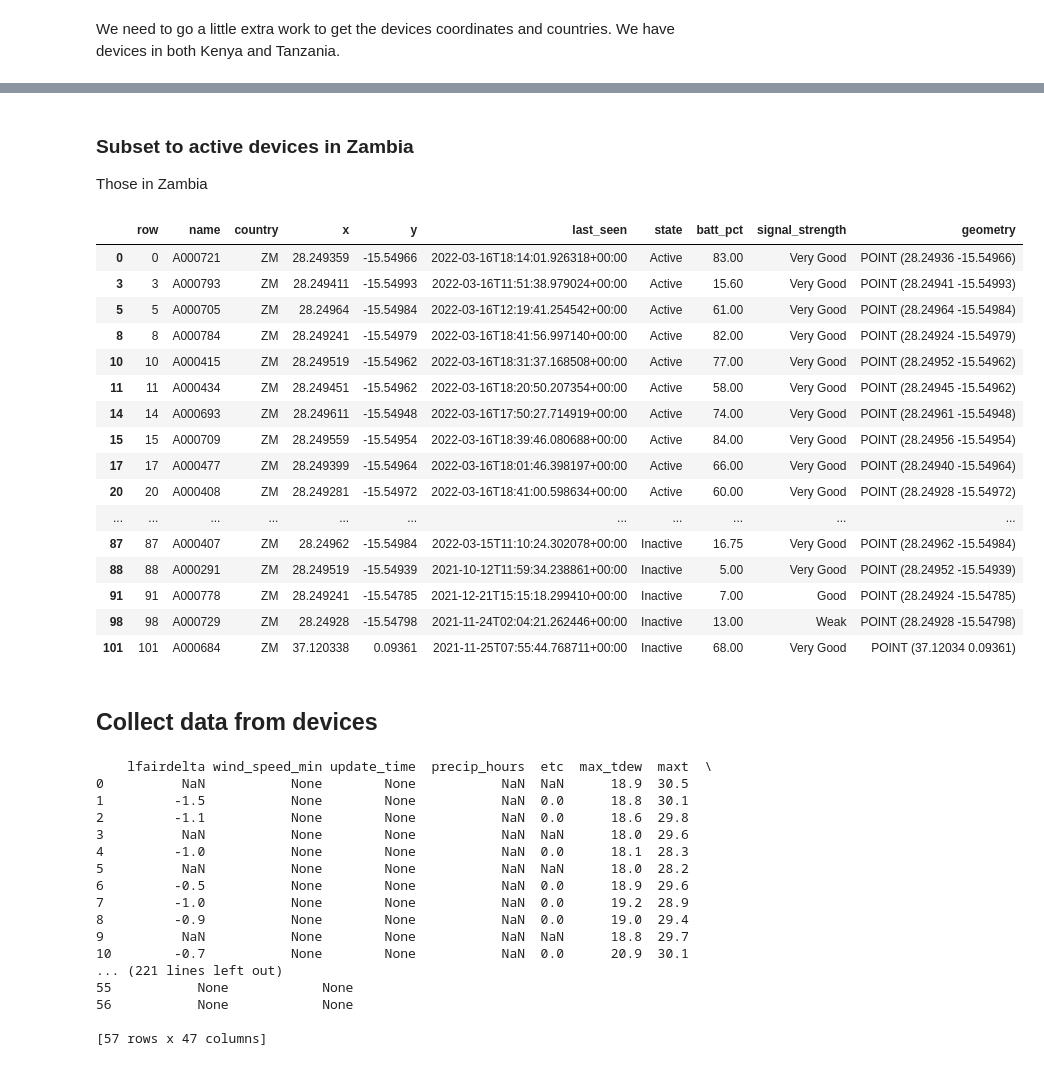
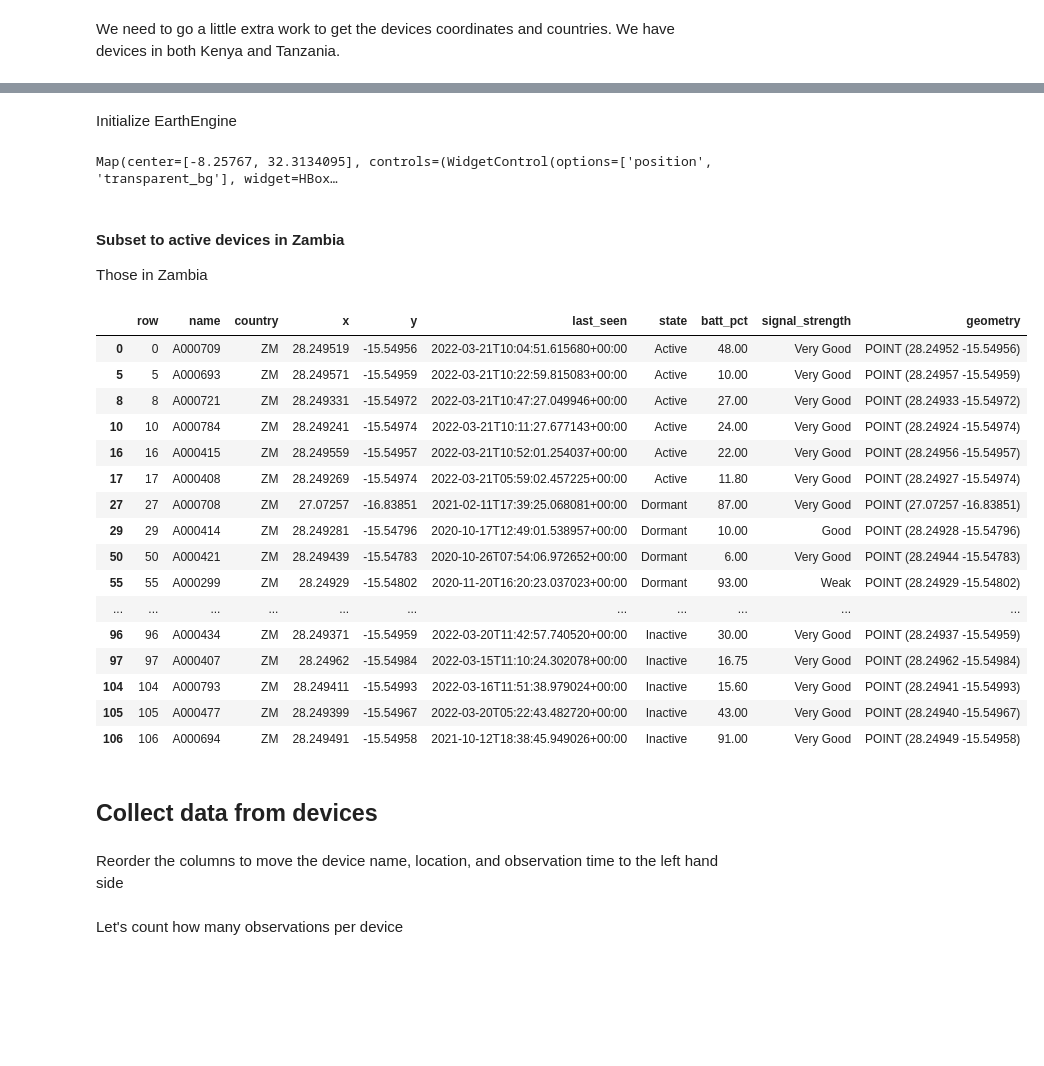
Before and after one commit to agroimpacts/nmeo, a Jupyter notebook: materials/code/notebooks/arable_query.ipynb, the cells around one changed output, grey strips where cells are left out. Drawn from its saved outputs; the diff is of its cells as text; code cells hidden in the pictures; blank space fills up the shorter version.

```diff
--- a/materials/code/notebooks/arable_query.ipynb
+++ b/materials/code/notebooks/arable_query.ipynb
@@ -98,4 +105,4 @@ devices = devices[devices['country'] != 'US']
 
 devices_gdf = gpd.GeoDataFrame(
     devices, geometry=gpd.points_from_xy(devices['x'], devices['y'])
-)
+).set_crs(4326, allow_override=True)
@@ -101,0 +119,2 @@ devices_gdf = gpd.GeoDataFrame(
+# %% [markdown]
+Initialize EarthEngine
@@ -102,54 +123,37 @@ devices_gdf = gpd.GeoDataFrame(
 # %%
-# ax = devices_gdf.plot(figsize=(10, 10))
-# cx.add_basemap(ax)
-# devices_gdf
-# devices[devices['country'] == "ZM"]
+devices_ee = geemap.geopandas_to_ee(devices_gdf)  # gpd to ee
+Map = geemap.Map(center=xy, zoom=5)
+Map.add_basemap('HYBRID')
+Map.addLayer(devices_ee, {'color': 'red'}, "Mark locations")
+Map
+# %% [output]
+Map(center=[-8.25767, 32.3134095], controls=(WidgetControl(options=['position', 'transparent_bg'], widget=HBox…
 # %% [markdown]
-### Subset to active devices in Zambia
+#### Subset to active devices in Zambia
 
 Those in Zambia
 # %%
-zam_devices = devices_gdf[(devices_gdf['country'] == "ZM")]
+zam_devices = devices_gdf[
+    (devices_gdf['country'] == "ZM") & (devices_gdf['y'] < 0)
+]
 zam_devices
 # %% [output]
 |  | row | name | country | x | y | last_seen | state | batt_pct | signal_strength | geometry |
-| 0 | 0 | A000721 | ZM | 28.249359 | -15.54966 | 2022-03-16T18:14:01.926318+00:00 | Active | 83.00 | Very Good | POINT (28.24936 -15.54966) |
-| 3 | 3 | A000793 | ZM | 28.249411 | -15.54993 | 2022-03-16T11:51:38.979024+00:00 | Active | 15.60 | Very Good | POINT (28.24941 -15.54993) |
-| 5 | 5 | A000705 | ZM | 28.24964 | -15.54984 | 2022-03-16T12:19:41.254542+00:00 | Active | 61.00 | Very Good | POINT (28.24964 -15.54984) |
-| 8 | 8 | A000784 | ZM | 28.249241 | -15.54979 | 2022-03-16T18:41:56.997140+00:00 | Active | 82.00 | Very Good | POINT (28.24924 -15.54979) |
-| 10 | 10 | A000415 | ZM | 28.249519 | -15.54962 | 2022-03-16T18:31:37.168508+00:00 | Active | 77.00 | Very Good | POINT (28.24952 -15.54962) |
-| 11 | 11 | A000434 | ZM | 28.249451 | -15.54962 | 2022-03-16T18:20:50.207354+00:00 | Active | 58.00 | Very Good | POINT (28.24945 -15.54962) |
-| 14 | 14 | A000693 | ZM | 28.249611 | -15.54948 | 2022-03-16T17:50:27.714919+00:00 | Active | 74.00 | Very Good | POINT (28.24961 -15.54948) |
-| 15 | 15 | A000709 | ZM | 28.249559 | -15.54954 | 2022-03-16T18:39:46.080688+00:00 | Active | 84.00 | Very Good | POINT (28.24956 -15.54954) |
-| 17 | 17 | A000477 | ZM | 28.249399 | -15.54964 | 2022-03-16T18:01:46.398197+00:00 | Active | 66.00 | Very Good | POINT (28.24940 -15.54964) |
-| 20 | 20 | A000408 | ZM | 28.249281 | -15.54972 | 2022-03-16T18:41:00.598634+00:00 | Active | 60.00 | Very Good | POINT (28.24928 -15.54972) |
+| 0 | 0 | A000709 | ZM | 28.249519 | -15.54956 | 2022-03-21T10:04:51.615680+00:00 | Active | 48.00 | Very Good | POINT (28.24952 -15.54956) |
+| 5 | 5 | A000693 | ZM | 28.249571 | -15.54959 | 2022-03-21T10:22:59.815083+00:00 | Active | 10.00 | Very Good | POINT (28.24957 -15.54959) |
+| 8 | 8 | A000721 | ZM | 28.249331 | -15.54972 | 2022-03-21T10:47:27.049946+00:00 | Active | 27.00 | Very Good | POINT (28.24933 -15.54972) |
+| 10 | 10 | A000784 | ZM | 28.249241 | -15.54974 | 2022-03-21T10:11:27.677143+00:00 | Active | 24.00 | Very Good | POINT (28.24924 -15.54974) |
+| 16 | 16 | A000415 | ZM | 28.249559 | -15.54957 | 2022-03-21T10:52:01.254037+00:00 | Active | 22.00 | Very Good | POINT (28.24956 -15.54957) |
+| 17 | 17 | A000408 | ZM | 28.249269 | -15.54974 | 2022-03-21T05:59:02.457225+00:00 | Active | 11.80 | Very Good | POINT (28.24927 -15.54974) |
+| 27 | 27 | A000708 | ZM | 27.07257 | -16.83851 | 2021-02-11T17:39:25.068081+00:00 | Dormant | 87.00 | Very Good | POINT (27.07257 -16.83851) |
+| 29 | 29 | A000414 | ZM | 28.249281 | -15.54796 | 2020-10-17T12:49:01.538957+00:00 | Dormant | 10.00 | Good | POINT (28.24928 -15.54796) |
+| 50 | 50 | A000421 | ZM | 28.249439 | -15.54783 | 2020-10-26T07:54:06.972652+00:00 | Dormant | 6.00 | Very Good | POINT (28.24944 -15.54783) |
+| 55 | 55 | A000299 | ZM | 28.24929 | -15.54802 | 2020-11-20T16:20:23.037023+00:00 | Dormant | 93.00 | Weak | POINT (28.24929 -15.54802) |
 | ... | ... | ... | ... | ... | ... | ... | ... | ... | ... | ... |
-| 87 | 87 | A000407 | ZM | 28.24962 | -15.54984 | 2022-03-15T11:10:24.302078+00:00 | Inactive | 16.75 | Very Good | POINT (28.24962 -15.54984) |
-| 88 | 88 | A000291 | ZM | 28.249519 | -15.54939 | 2021-10-12T11:59:34.238861+00:00 | Inactive | 5.00 | Very Good | POINT (28.24952 -15.54939) |
-| 91 | 91 | A000778 | ZM | 28.249241 | -15.54785 | 2021-12-21T15:15:18.299410+00:00 | Inactive | 7.00 | Good | POINT (28.24924 -15.54785) |
-| 98 | 98 | A000729 | ZM | 28.24928 | -15.54798 | 2021-11-24T02:04:21.262446+00:00 | Inactive | 13.00 | Weak | POINT (28.24928 -15.54798) |
-| 101 | 101 | A000684 | ZM | 37.120338 | 0.09361 | 2021-11-25T07:55:44.768711+00:00 | Inactive | 68.00 | Very Good | POINT (37.12034 0.09361) |
+| 96 | 96 | A000434 | ZM | 28.249371 | -15.54959 | 2022-03-20T11:42:57.740520+00:00 | Inactive | 30.00 | Very Good | POINT (28.24937 -15.54959) |
+| 97 | 97 | A000407 | ZM | 28.24962 | -15.54984 | 2022-03-15T11:10:24.302078+00:00 | Inactive | 16.75 | Very Good | POINT (28.24962 -15.54984) |
+| 104 | 104 | A000793 | ZM | 28.249411 | -15.54993 | 2022-03-16T11:51:38.979024+00:00 | Inactive | 15.60 | Very Good | POINT (28.24941 -15.54993) |
+| 105 | 105 | A000477 | ZM | 28.249399 | -15.54967 | 2022-03-20T05:22:43.482720+00:00 | Inactive | 43.00 | Very Good | POINT (28.24940 -15.54967) |
+| 106 | 106 | A000694 | ZM | 28.249491 | -15.54958 | 2021-10-12T18:38:45.949026+00:00 | Inactive | 91.00 | Very Good | POINT (28.24949 -15.54958) |
 # %% [markdown]
 ## Collect data from devices
-# %%
-a = client.data('daily', devices=['A000292'],
-                start_time='2020-10-01', end_time=d1)
-print(a)
-# %% [output]
-    lfairdelta wind_speed_min update_time  precip_hours  etc  max_tdew  maxt  \
-0          NaN           None        None           NaN  NaN      18.9  30.5
-1         -1.5           None        None           NaN  0.0      18.8  30.1
-2         -1.1           None        None           NaN  0.0      18.6  29.8
-3          NaN           None        None           NaN  NaN      18.0  29.6
-4         -1.0           None        None           NaN  0.0      18.1  28.3
-5          NaN           None        None           NaN  NaN      18.0  28.2
-6         -0.5           None        None           NaN  0.0      18.9  29.6
-7         -1.0           None        None           NaN  0.0      19.2  28.9
-8         -0.9           None        None           NaN  0.0      19.0  29.4
-9          NaN           None        None           NaN  NaN      18.8  29.7
-10        -0.7           None        None           NaN  0.0      20.9  30.1
-... (221 lines left out)
-55           None            None
-56           None            None
-
-[57 rows x 47 columns]
@@ -180,0 +166,2 @@ devices=['A000693', 'A000793', 'A000407', 'A000434', 'A000477',   # Mufulira
+# %% [markdown]
+Reorder the columns to move the device name, location, and observation time to the left hand side
@@ -180,0 +176,2 @@ devices=['A000693', 'A000793', 'A000407', 'A000434', 'A000477',   # Mufulira
+# %% [markdown]
+Let's count how many observations per device
```
Also changed, not shown: parts of 37 cells of this notebook.
